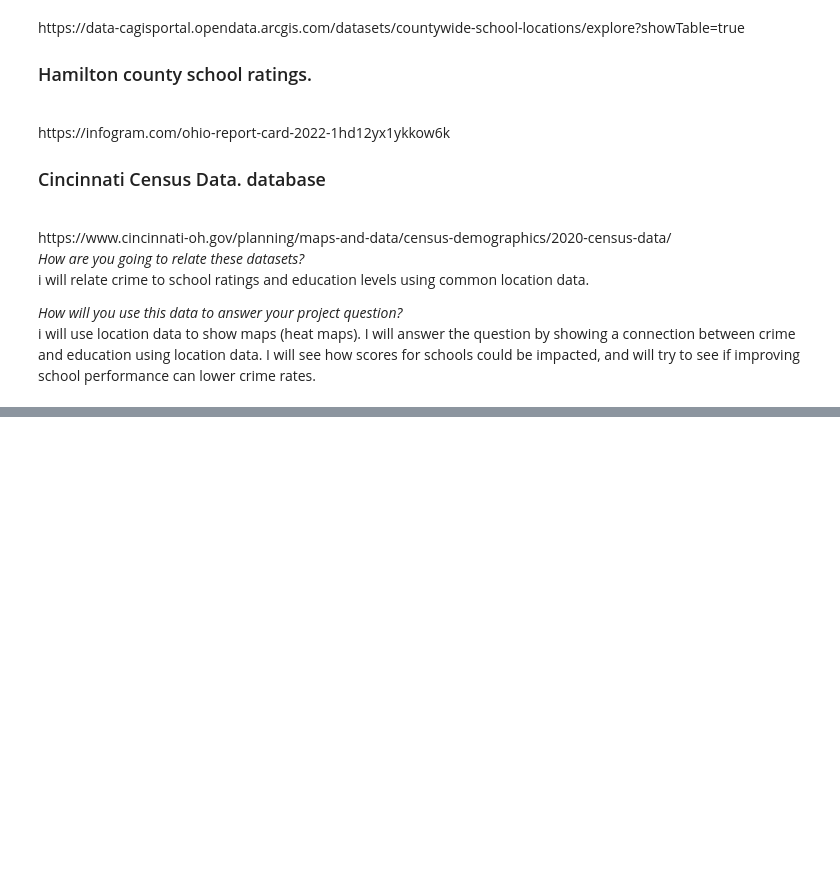
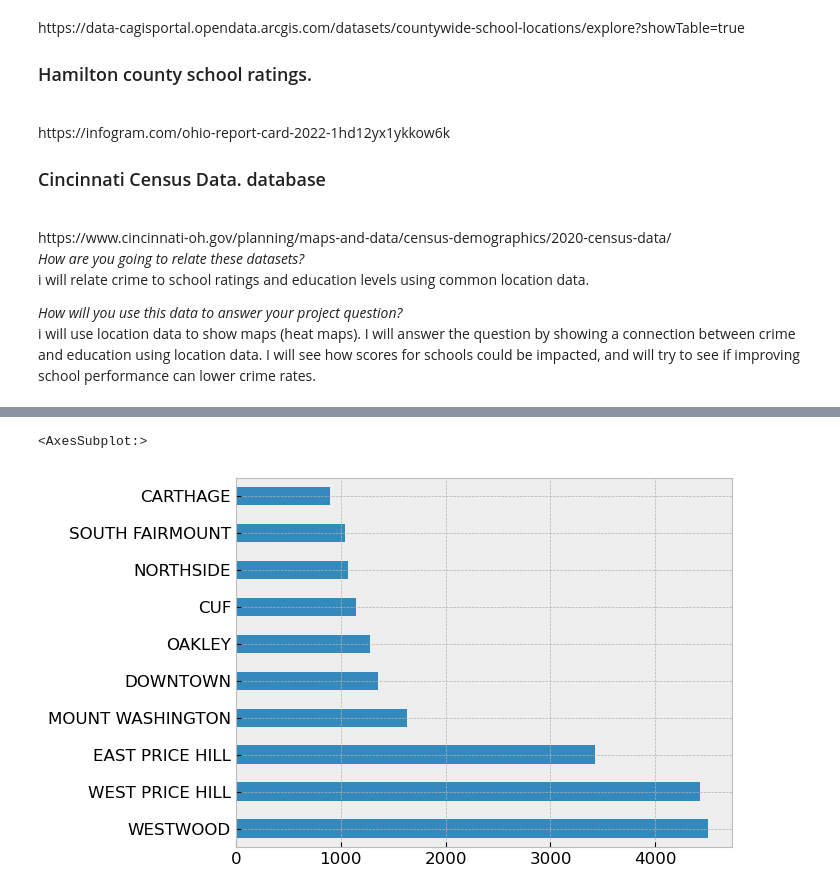
Before and after one commit to IT4063C-Fall22/final-project-ottenjg, a Jupyter notebook: source.ipynb, the cells around one changed output, grey strips where cells are left out. Saved outputs shown, nothing was run; the diff lists cells and outputs as text; code cells hidden in the pictures; blank space fills up the shorter version.

```diff
--- a/source.ipynb
+++ b/source.ipynb
@@ -53,0 +158,5 @@ i will use location data to show maps (heat maps). I will answer the question by
+# %%
+crime_data['COMMUNITY_COUNCIL_NEIGHBORHOOD'].where(crime_data['SUSPECT_RACE'] == 'WHITE').value_counts()[:10].plot(kind='barh')
+# %% [output]
+<AxesSubplot:>
+[figure, added]
```
Also changed, not shown: parts of 21 cells of this notebook.
